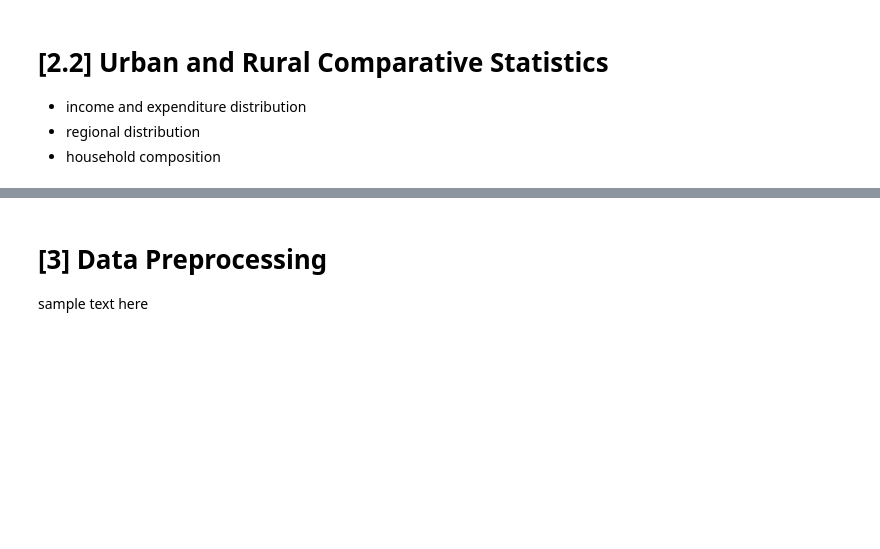
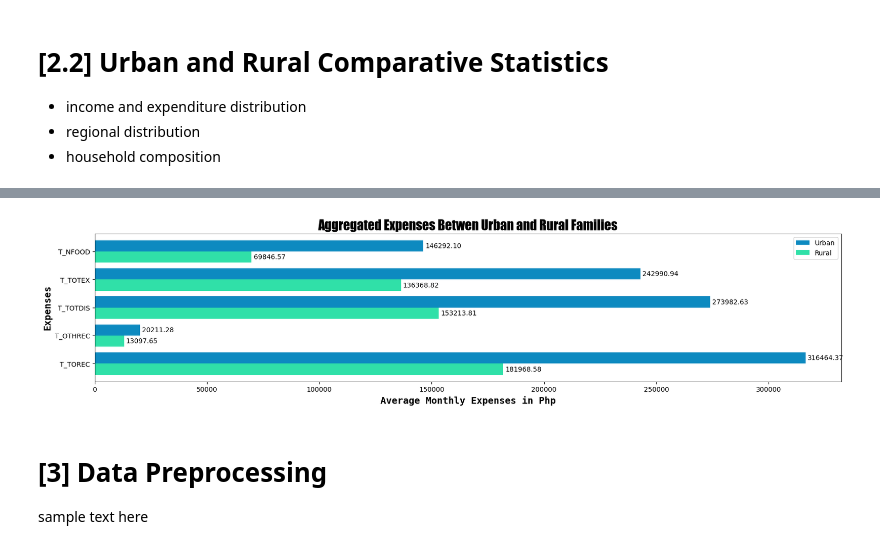
Before and after one commit to NebulaRojo9/STINTSY-MCO, a Jupyter notebook: Group2_nb.ipynb, the cells around one changed output, grey strips where cells are left out. Cells and saved outputs as stored; diff of their text form; code cells hidden in the pictures; blank space fills up the shorter version.

```diff
--- a/Group2_nb.ipynb
+++ b/Group2_nb.ipynb
@@ -175,3 +180,12 @@ plt.show()
+# %%
+categories = ["T_NFOOD", "T_TOTEX", "T_TOTDIS", "T_OTHREC", "T_TOREC"]
+n = len(categories)
+urban = urban_T_mean_sr[categories]
+rural = rural_T_mean_sr[categories]
+title = "Aggregated Expenses Betwen Urban and Rural Families"
+compareChart(n, categories, 20, 4, urban, rural, title)
+# %% [output]
+[figure, added]
 # %% [markdown]
 # **[3]** Data Preprocessing
 sample text here
```
Also changed, not shown: parts of 3 cells of this notebook, 1 other file.
